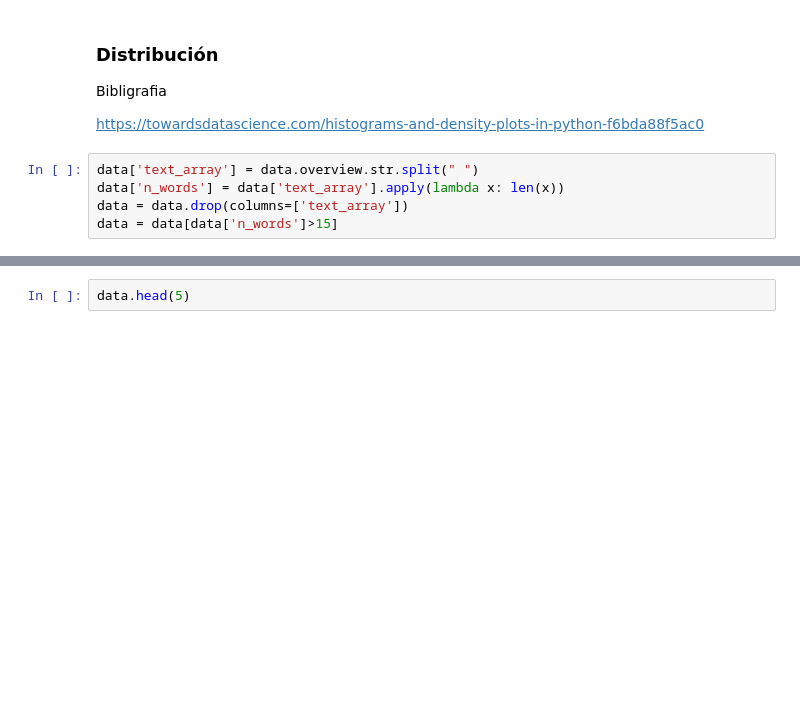
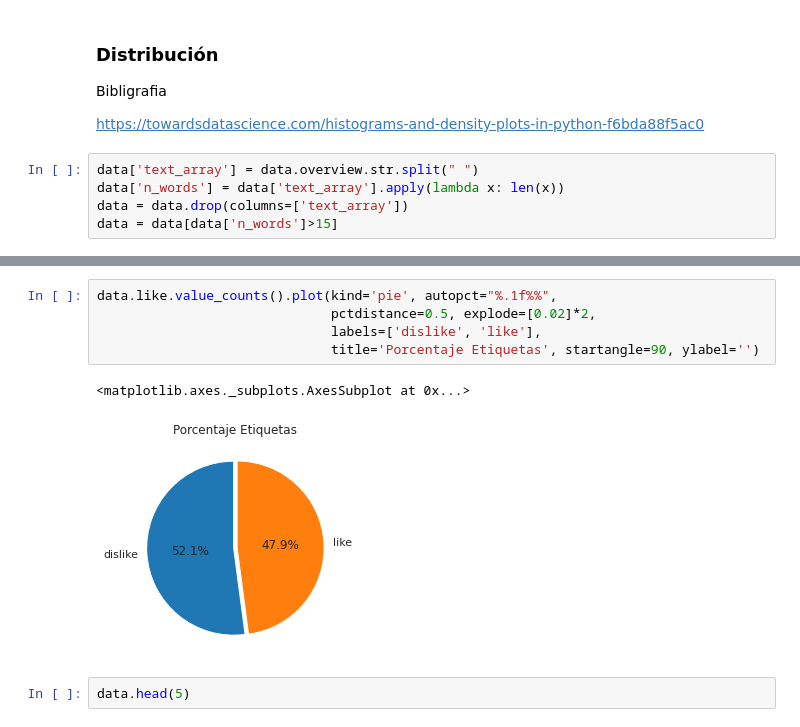
Before and after one commit to Jaimemorillo/ShouldIwatchThisMovie, a Jupyter notebook: memoria_data_antes.ipynb, the cells around one changed output, grey strips where cells are left out. Drawn from its saved outputs; the diff is of its cells as text; blank space fills up the shorter version.

```diff
--- a/memoria_data_antes.ipynb
+++ b/memoria_data_antes.ipynb
@@ -91,3 +92,11 @@ Text(0, 0.5, 'Películas')
+# %%
+data.like.value_counts().plot(kind='pie', autopct="%.1f%%",
+                              pctdistance=0.5, explode=[0.02]*2,
+                              labels=['dislike', 'like'],
+                              title='Porcentaje Etiquetas', startangle=90, ylabel='')
+# %% [output]
+<matplotlib.axes._subplots.AxesSubplot at 0x...>
+[figure, added]
 # %%
 data.head(5)
 # %% [output]
```
Also changed, not shown: parts of 8 cells of this notebook.
